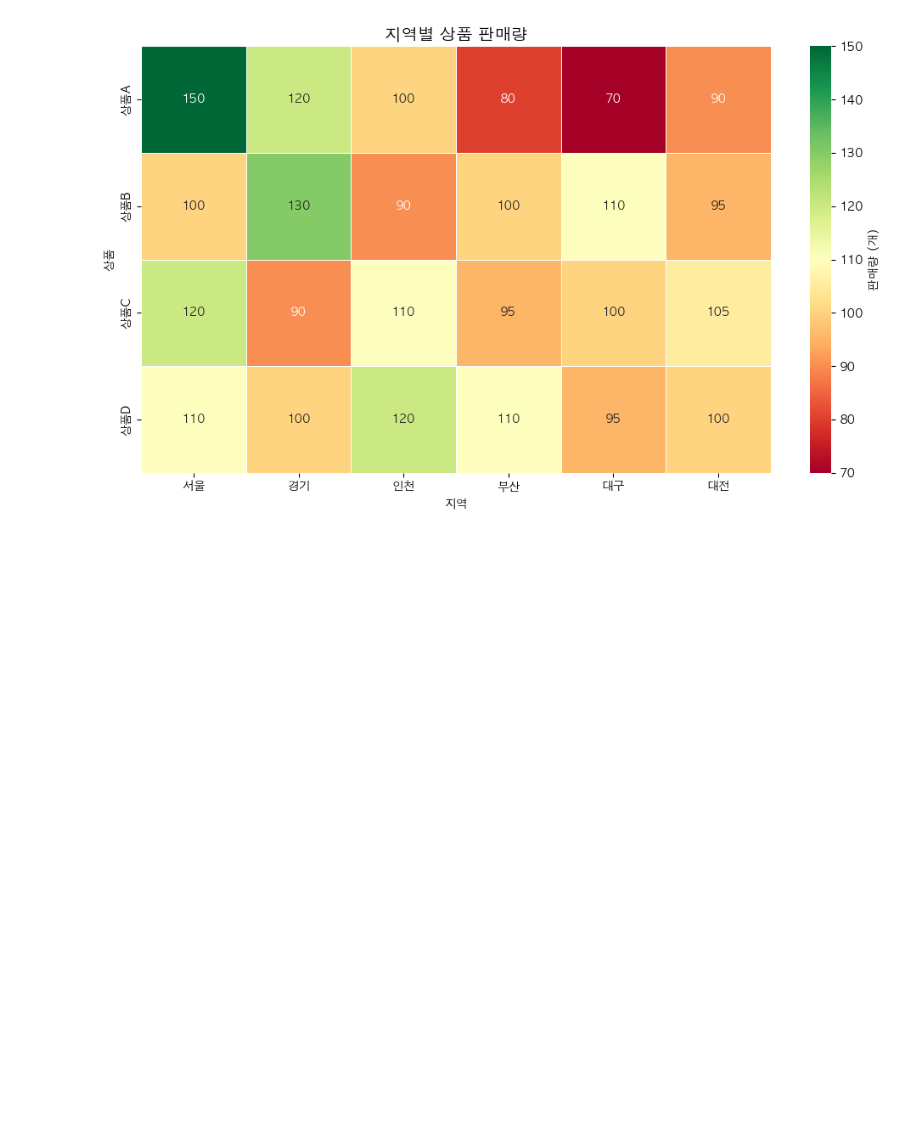
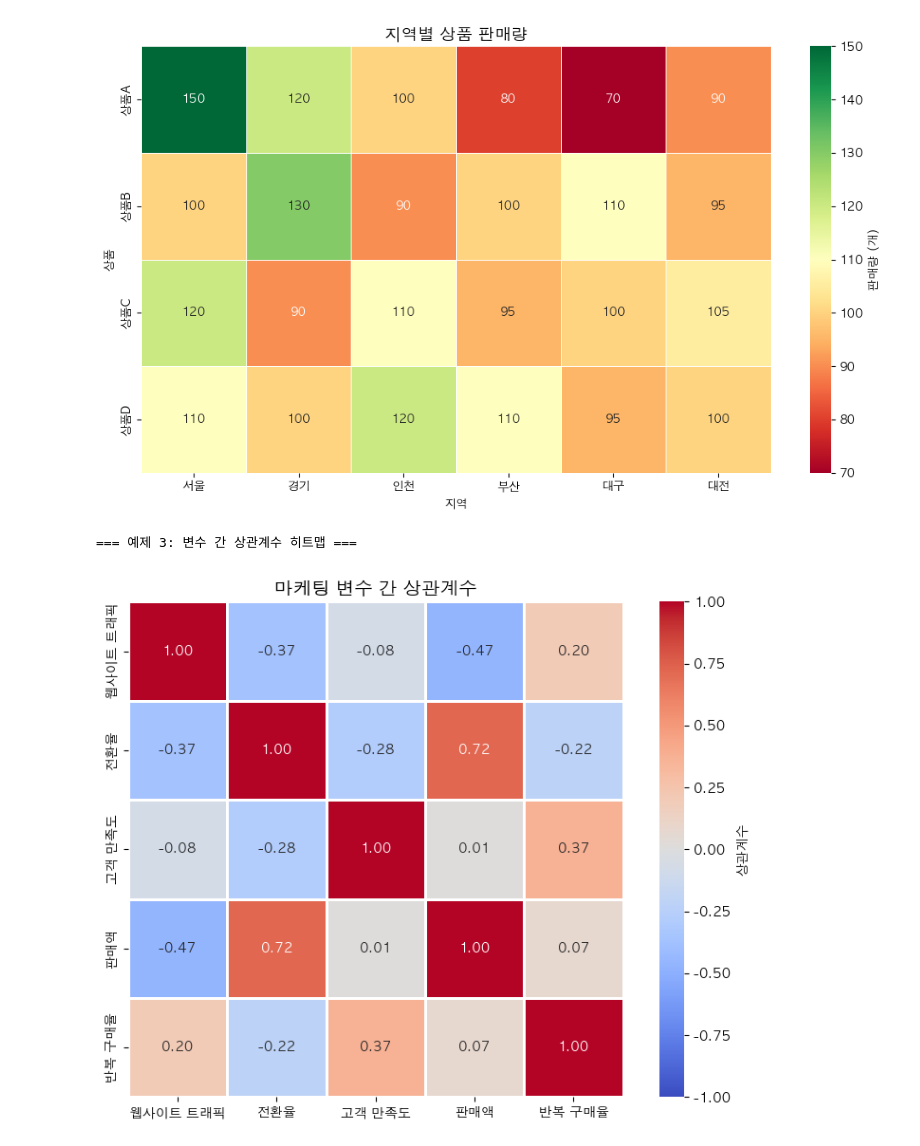
Before and after one commit to bobcho83/python_intermediate_learning, a Jupyter notebook: python_intermediate_learning.ipynb, the cells around one changed output. Drawn from its saved outputs; the diff is of its cells as text; code cells hidden in the pictures; blank space fills up the shorter version.

Commit message:
히트맵 심화 3종 추가 — 상관계수(coolwarm), 특성평가(viridis), 고객세그먼트(BuGn)
Co-Authored-By: Claude Sonnet 4.6 <noreply@anthropic.com>

```diff
--- a/python_intermediate_learning.ipynb
+++ b/python_intermediate_learning.ipynb
@@ -270,3 +270,42 @@ plt.show()
 # %% [output]
 === 예제 2: 제품 x 지역 판매량 ===
 [figure]
+# %%
+# 예제 3: 고객 만족도 (상관계수 행렬)
+print("\n=== 예제 3: 변수 간 상관계수 히트맵 ===")
+
+# 가상의 마케팅 변수들
+np.random.seed(42)
+n_sample = 100
+
+data = pd.DataFrame({
+    '웹사이트 트래픽': np.random.randn(n_sample).cumsum(),
+    '전환율': np.random.randn(n_sample).cumsum(),
+    '고객 만족도': np.random.randn(n_sample).cumsum(),
+    '판매액': np.random.randn(n_sample).cumsum(),
+    '반복 구매율': np.random.randn(n_sample).cumsum()
+})
+
+# 상관계수 행렬 계산
+correlation_matrix = data.corr()
+
+fig, ax = plt.subplots(figsize=(8, 6))
+
+sns.heatmap(correlation_matrix,
+            annot=True,
+            fmt='.2f',
+            cmap='coolwarm',
+            center=0,
+            vmin=-1, vmax=1,
+            square=True,
+            linewidths=1,
+            cbar_kws={'label': '상관계수'},
+            ax=ax)
+
+ax.set_title('마케팅 변수 간 상관계수', fontsize=14, fontweight='bold')
+
+plt.tight_layout()
+plt.show()
+# %% [output]
+=== 예제 3: 변수 간 상관계수 히트맵 ===
+[figure, added]
```
Also changed, not shown: parts of 4 cells of this notebook, 2 other files.
